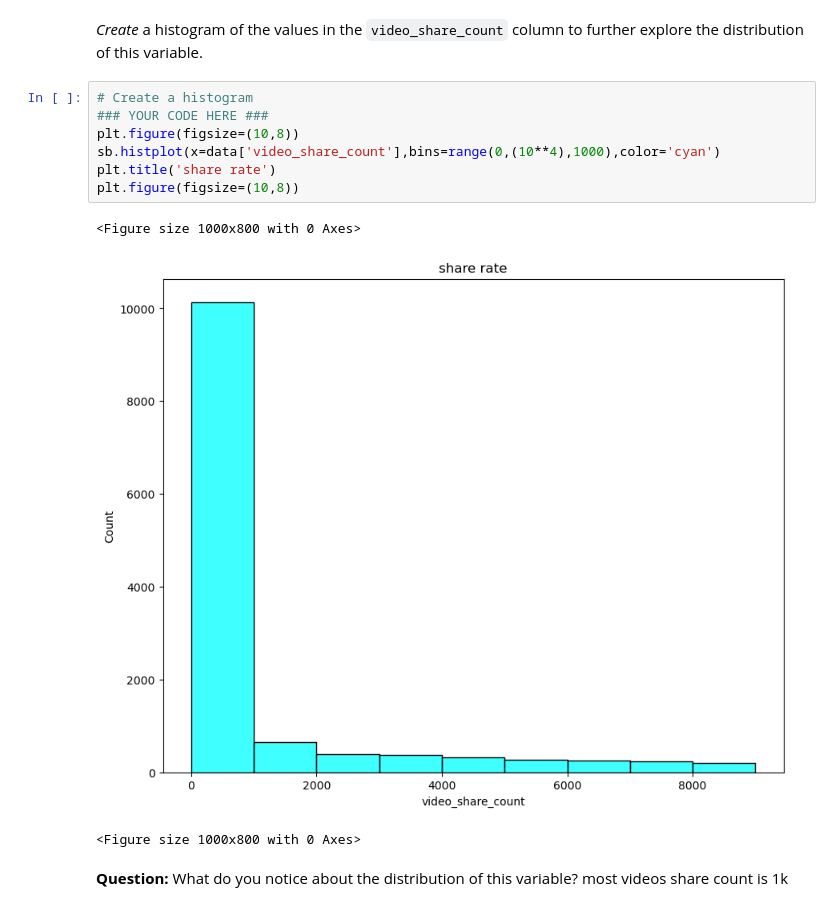
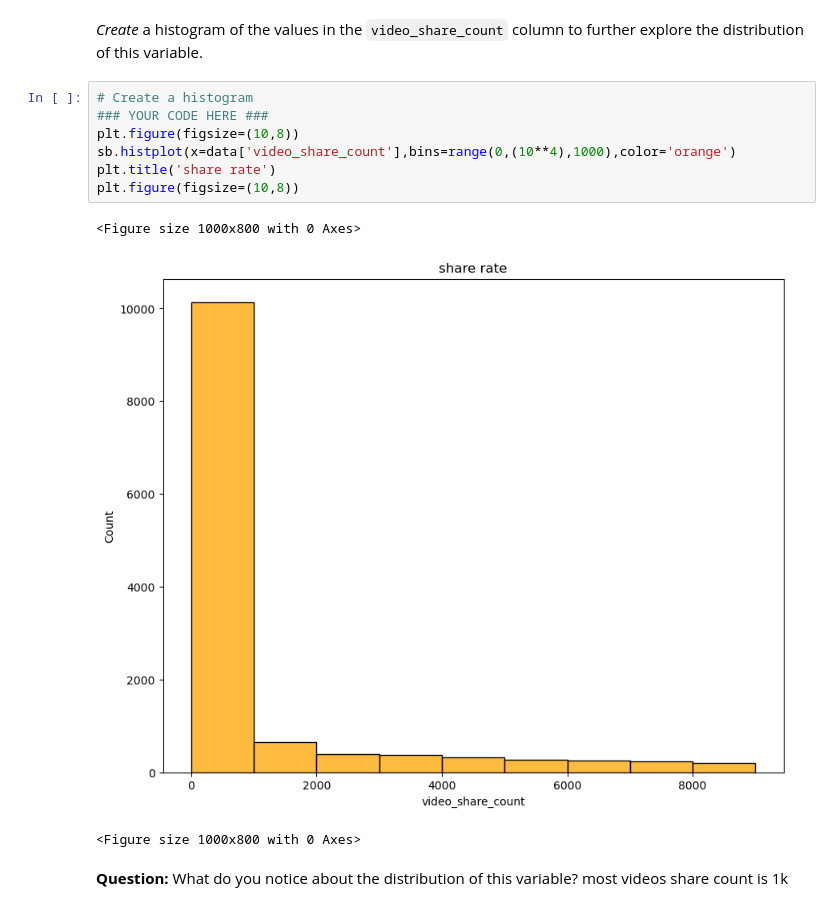
Before and after one commit to Fatima-Arain206/Google-Data-Analytics-Portfolio-Projects., a Jupyter notebook: 02-Tiktok-Claims-Classification/Activity_Course 3 TikTok project lab-checkpoint.ipynb, the cells around one changed output. Cells and saved outputs as stored; diff of their text form.

```diff
--- a/02-Tiktok-Claims-Classification/Activity_Course 3 TikTok project lab-checkpoint.ipynb
+++ b/02-Tiktok-Claims-Classification/Activity_Course 3 TikTok project lab-checkpoint.ipynb
@@ -349,13 +349,13 @@ sb.boxplot(x=data['video_share_count'],color='hotpink')
 # %%
 # Create a histogram
 ### YOUR CODE HERE ###
 plt.figure(figsize=(10,8))
-sb.histplot(x=data['video_share_count'],bins=range(0,(10**4),1000),color='cyan')
+sb.histplot(x=data['video_share_count'],bins=range(0,(10**4),1000),color='orange')
 plt.title('share rate')
 plt.figure(figsize=(10,8))
 # %% [output]
 <Figure size 1000x800 with 0 Axes>
-[figure, old version]
+[figure, new version]
 <Figure size 1000x800 with 0 Axes>
 # %% [markdown]
 **Question:** What do you notice about the distribution of this variable? most videos share count is 1k
```
Also changed, not shown: parts of 8 cells of this notebook, 2 other files.
